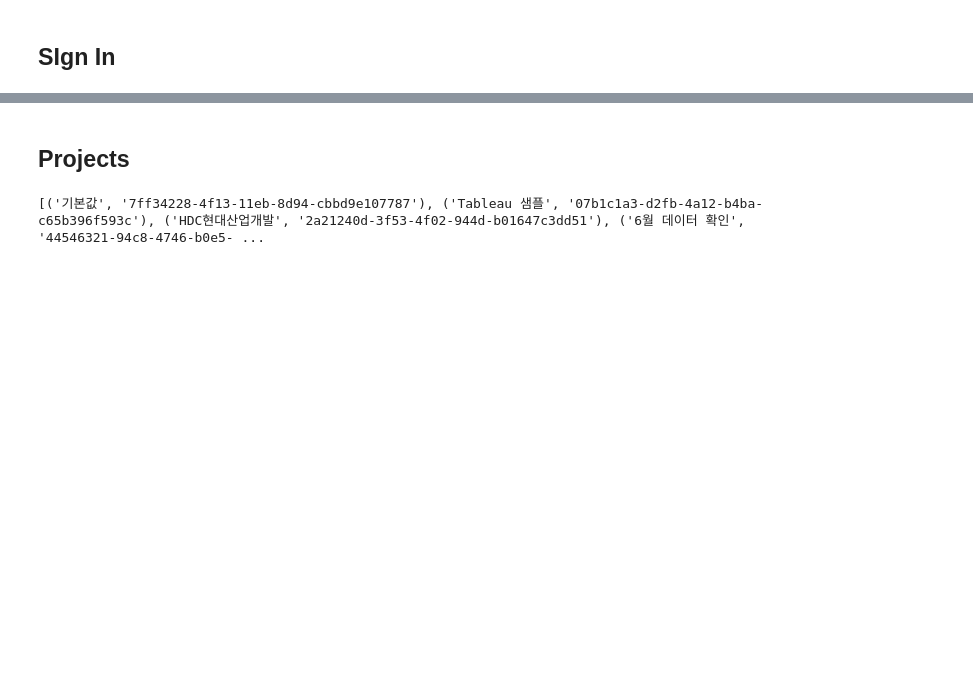
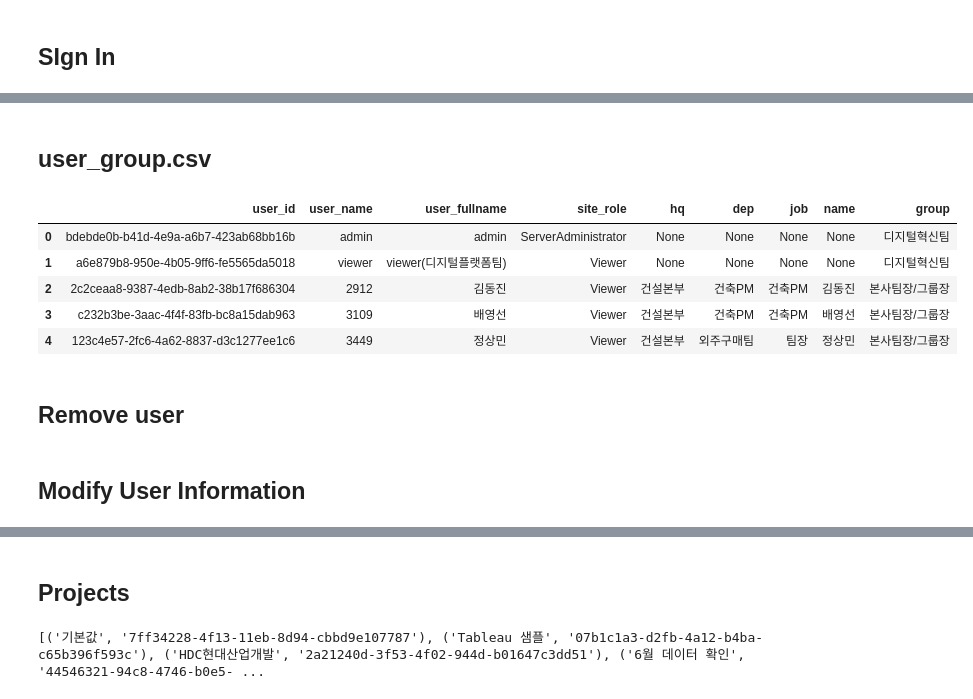
Before and after one commit to KimRass/warehouse, a Jupyter notebook: Tableau/Permission Settings (2).ipynb, the cells around one changed output, grey strips where cells are left out. Drawn from its saved outputs; the diff is of its cells as text; code cells hidden in the pictures; blank space fills up the shorter version.

```diff
--- a/Tableau/Permission Settings (2).ipynb
+++ b/Tableau/Permission Settings (2).ipynb
@@ -45,0 +108,25 @@ all_users.head()
+# %% [markdown]
+## user_group.csv
+# %%
+user_group = list()
+with server.auth.sign_in(tableau_auth):
+    users, pagination_item = server.users.get(req_options=req_opts)
+    for user in users:
+        pagination_item = server.users.populate_groups(user, req_options=req_opts)
+        user_group.extend([(user.id, user.name, user.fullname, user.site_role) + empls[user.name] + (group.name,) if user.name in empls.keys() else (user.id, user.name, user.fullname, user.site_role, None, None, None, None, group.name) for group in user.groups if group.name != "All Users"])
+
+user_group = pd.DataFrame(user_group, columns=["user_id", "user_name", "user_fullname", "site_role", "hq", "dep", "job", "name", "group"])
+# user_group = user_group.sort_values(by=["hq", "dep", "job", "name", "site_role", "group"])
+# user_group = user_group.reset_index(drop=True)
+# %%
+user_group.to_csv("D:/디지털혁신팀/태블로/user_group.csv", index=False, encoding="euc-kr")
+user_group.head()
+# %% [output]
+|  | user_id | user_name | user_fullname | site_role | hq | dep | job | name | group |
+| 0 | bdebde0b-b41d-4e9a-a6b7-423ab68bb16b | admin | admin | ServerAdministrator | None | None | None | None | 디지털혁신팀 |
+| 1 | a6e879b8-950e-4b05-9ff6-fe5565da5018 | viewer | viewer(디지털플랫폼팀) | Viewer | None | None | None | None | 디지털혁신팀 |
+| 2 | 2c2ceaa8-9387-4edb-8ab2-38b17f686304 | 2912 | 김동진 | Viewer | 건설본부 | 건축PM | 건축PM | 김동진 | 본사팀장/그룹장 |
+| 3 | c232b3be-3aac-4f4f-83fb-bc8a15dab963 | 3109 | 배영선 | Viewer | 건설본부 | 건축PM | 건축PM | 배영선 | 본사팀장/그룹장 |
+| 4 | 123c4e57-2fc6-4a62-8837-d3c1277ee1c6 | 3449 | 정상민 | Viewer | 건설본부 | 외주구매팀 | 팀장 | 정상민 | 본사팀장/그룹장 |
+# %% [markdown]
+## Remove user
@@ -45,0 +137,2 @@ all_users.head()
+# %% [markdown]
+## Modify User Information
```
Also changed, not shown: parts of 37 cells of this notebook, 3 other files.
